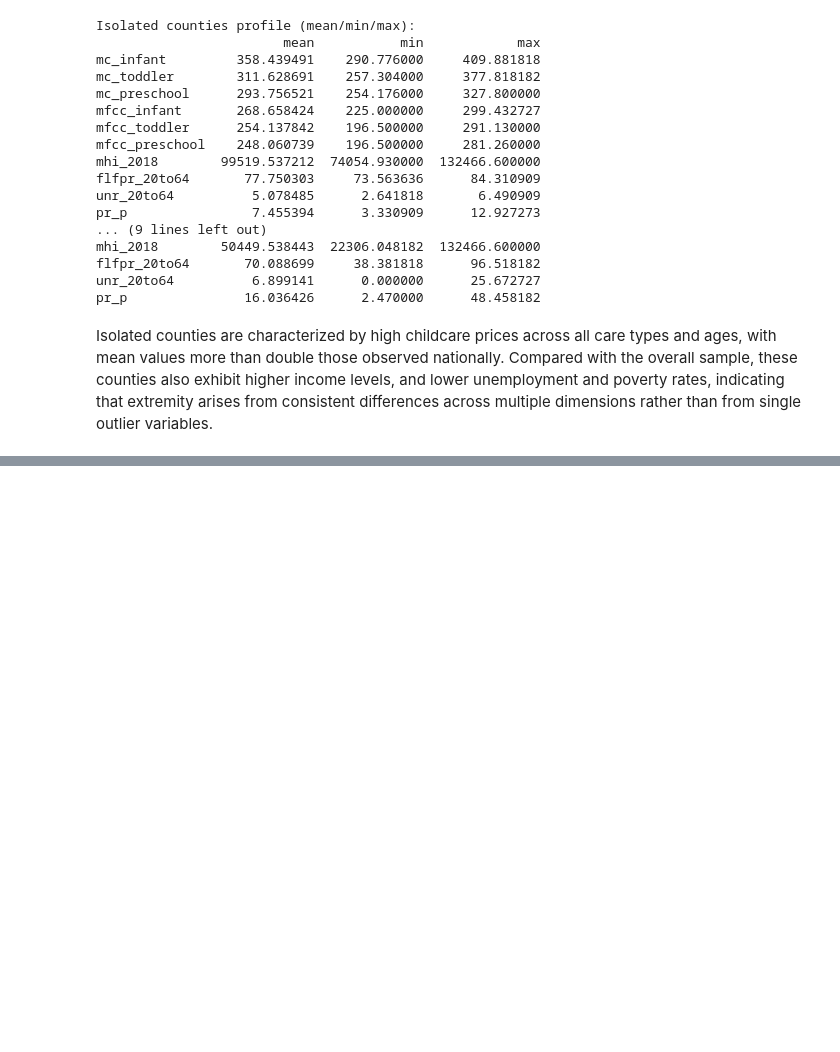
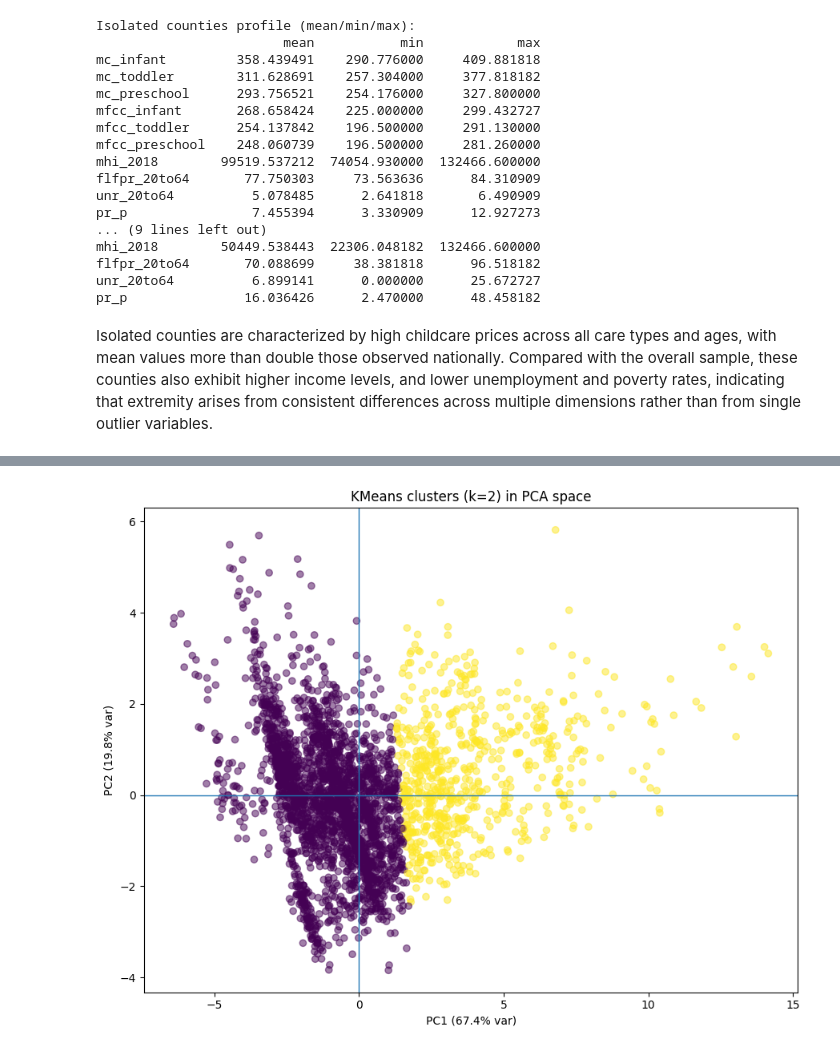
Before and after one commit to shonnvs-code/Team4-A1-BA820-Project, a Jupyter notebook: Kai_Tran_ProjectM2_Q1_BA820_Team_4_Childcare_Costs.ipynb, the cells around one changed output, grey strips where cells are left out. Cells and saved outputs as stored; diff of their text form; code cells hidden in the pictures; blank space fills up the shorter version.

```diff
--- a/Kai_Tran_ProjectM2_Q1_BA820_Team_4_Childcare_Costs.ipynb
+++ b/Kai_Tran_ProjectM2_Q1_BA820_Team_4_Childcare_Costs.ipynb
@@ -427,0 +547,11 @@ Constructed pricing structure features show substantial cross-county dispersion,
+# %%
+# Already have:
+# X_scaled (standardized features)
+# feature_cols (list of feature names)
+# df_avg (county-level df)
+
+pca2 = PCA(n_components=2, random_state=42)
+X_pca2 = pca2.fit_transform(X_scaled)
+
+print("PCA for visualization ready.")
+print("Explained variance:", np.round(pca2.explained_variance_ratio_, 4))
@@ -427,0 +610,12 @@ Constructed pricing structure features show substantial cross-county dispersion,
+# %%
+# Choose a k to inspect (systematic: max silhouette)
+
+k_choice = int(results_df.loc[results_df["silhouette"].idxmax(), "k"])
+print(f"Chosen k for inspection: k={k_choice}")
+
+km = KMeans(n_clusters=k_choice, random_state=42, n_init=25)
+labels = km.fit_predict(X_scaled)
+
+cluster_sizes = pd.Series(labels).value_counts().sort_index()
+print("\nCluster sizes:")
+display(cluster_sizes.to_frame("n_counties"))
@@ -427,0 +639,16 @@ Constructed pricing structure features show substantial cross-county dispersion,
+# %%
+# Plot clusters in PCA space (the “overlap” evidence)
+
+plt.figure(figsize=(9, 7))
+plt.scatter(X_pca2[:, 0], X_pca2[:, 1], c=labels, alpha=0.5)
+
+plt.axhline(0, linewidth=1)
+plt.axvline(0, linewidth=1)
+
+plt.title(f"KMeans clusters (k={k_choice}) in PCA space")
+plt.xlabel(f"PC1 ({pca2.explained_variance_ratio_[0]*100:.1f}% var)")
+plt.ylabel(f"PC2 ({pca2.explained_variance_ratio_[1]*100:.1f}% var)")
+plt.tight_layout()
+plt.show()
+# %% [output]
+[figure, added]
```
Also changed, not shown: parts of 45 cells of this notebook.
